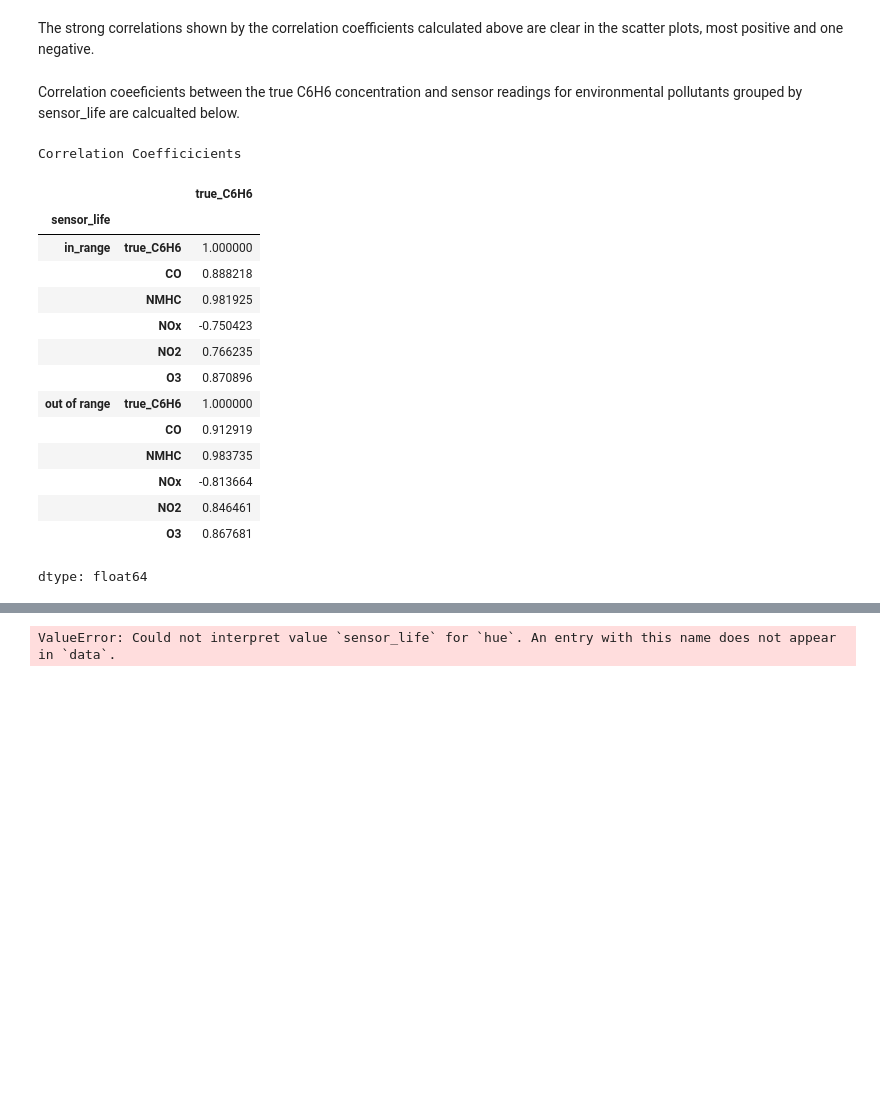
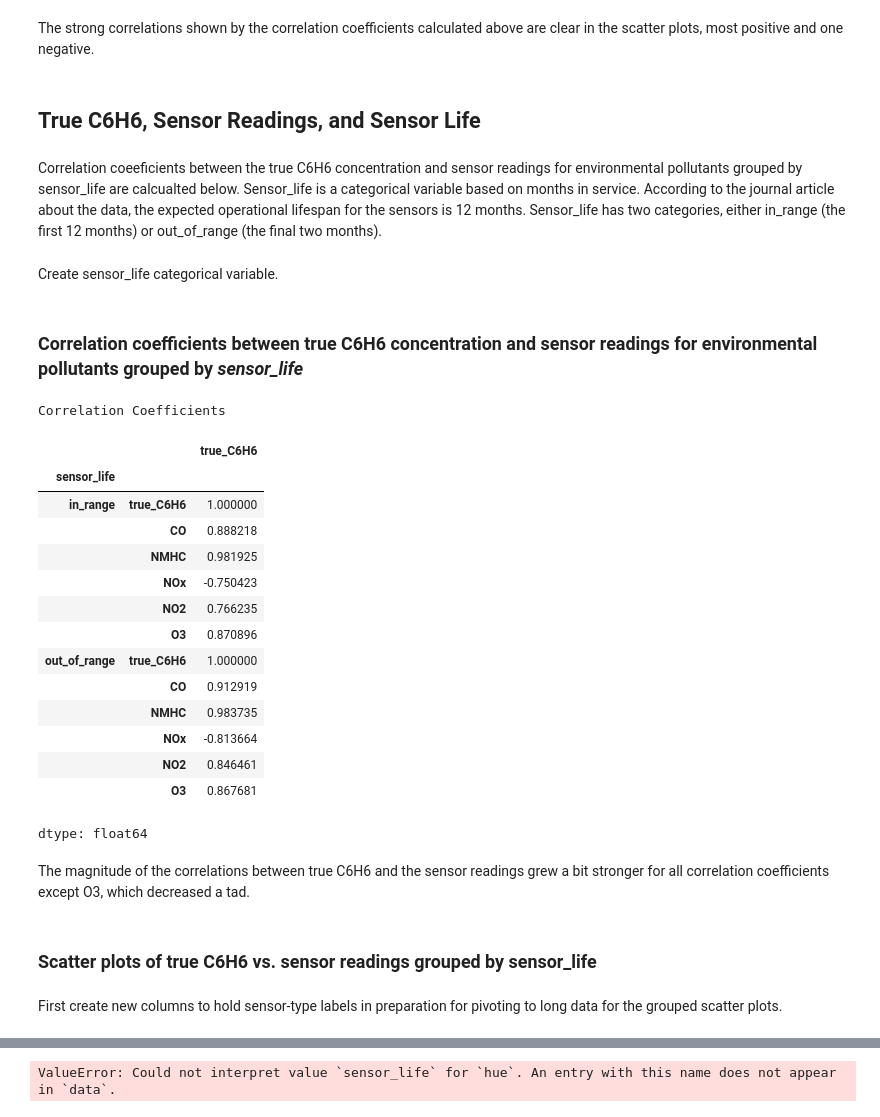
Before and after one commit to Alex-Devoid/ST-554-Project1, a Jupyter notebook: Task2/Task2.ipynb, the cells around one changed output, grey strips where cells are left out. Drawn from its saved outputs; the diff is of its cells as text; code cells hidden in the pictures; blank space fills up the shorter version.

```diff
--- a/Task2/Task2.ipynb
+++ b/Task2/Task2.ipynb
@@ -492,3 +492,9 @@ fig.tight_layout()
 [figure]
 # %% [markdown]
 The strong correlations shown by the correlation coefficients calculated above are clear in the scatter plots, most positive and one negative.
+# %% [markdown]
+## True C6H6, Sensor Readings, and Sensor Life
+# %% [markdown]
+Correlation coeeficients between the true C6H6 concentration and sensor readings for environmental pollutants grouped by sensor_life are calcualted below. Sensor_life is a categorical variable based on months in service. According to the journal article about the data, the expected operational lifespan for the sensors is 12 months. Sensor_life has two categories, either in_range (the first 12 months) or out_of_range (the final two months).
+# %% [markdown]
+Create sensor_life categorical variable.
@@ -495,25 +517,32 @@ The strong correlations shown by the correlation coefficients calculated above a
 # %% [markdown]
-Correlation coeeficients between the true C6H6 concentration and sensor readings for environmental pollutants grouped by sensor_life are calcualted below.
+### Correlation coefficients between true C6H6 concentration and sensor readings for environmental pollutants grouped by *sensor_life*
 # %%
-print("Correlation Coefficicients")
-air_qu[["true_C6H6", "CO", "NMHC", "NOx", "NO2","O3","sensor_life"]].groupby("sensor_life").corr()["true_C6H6"]
+print("Correlation Coefficients")
+air_qu[["true_C6H6", "CO", "NMHC", "NOx", "NO2","O3","sensor_life"]]\
+    .groupby("sensor_life").corr()["true_C6H6"]
 # %% [output]
-Correlation Coefficicients
+Correlation Coefficients
 |  |  | true_C6H6 |
 | sensor_life |  |  |
 | in_range | true_C6H6 | 1.000000 |
 |  | CO | 0.888218 |
 |  | NMHC | 0.981925 |
 |  | NOx | -0.750423 |
 |  | NO2 | 0.766235 |
 |  | O3 | 0.870896 |
-| out of range | true_C6H6 | 1.000000 |
+| out_of_range | true_C6H6 | 1.000000 |
 |  | CO | 0.912919 |
 |  | NMHC | 0.983735 |
 |  | NOx | -0.813664 |
 |  | NO2 | 0.846461 |
 |  | O3 | 0.867681 |
 dtype: float64
+# %% [markdown]
+The magnitude of the correlations between true C6H6 and the sensor readings grew a bit stronger for all correlation coefficients except O3, which decreased a tad.
+# %% [markdown]
+### Scatter plots of true C6H6 vs. sensor readings grouped by sensor_life
+# %% [markdown]
+First create new columns to hold sensor-type labels in preparation for pivoting to long data for the grouped scatter plots.
 # %%
 for i in range(0, len(air_qu)):
     air_qu.loc[i, "CO_label"] = "CO"
```
Also changed, not shown: parts of 48 cells of this notebook.
